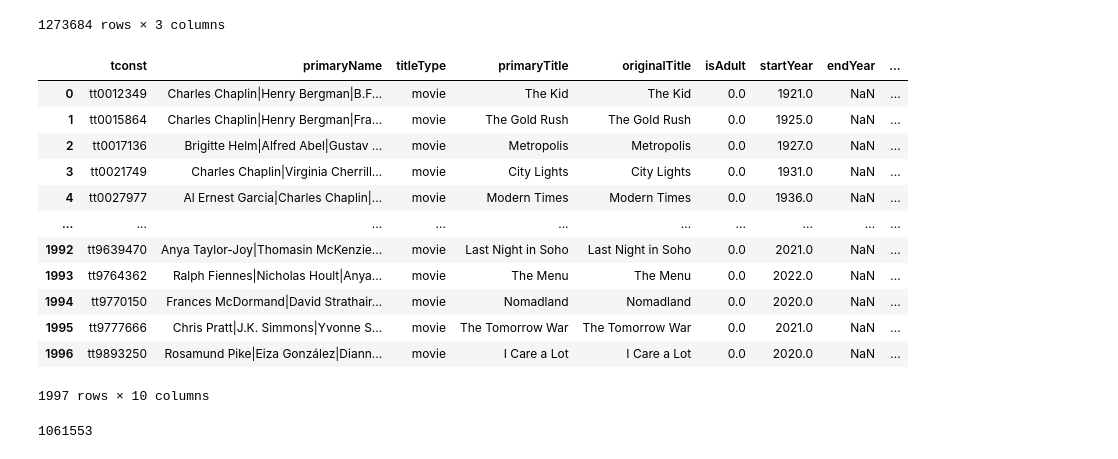
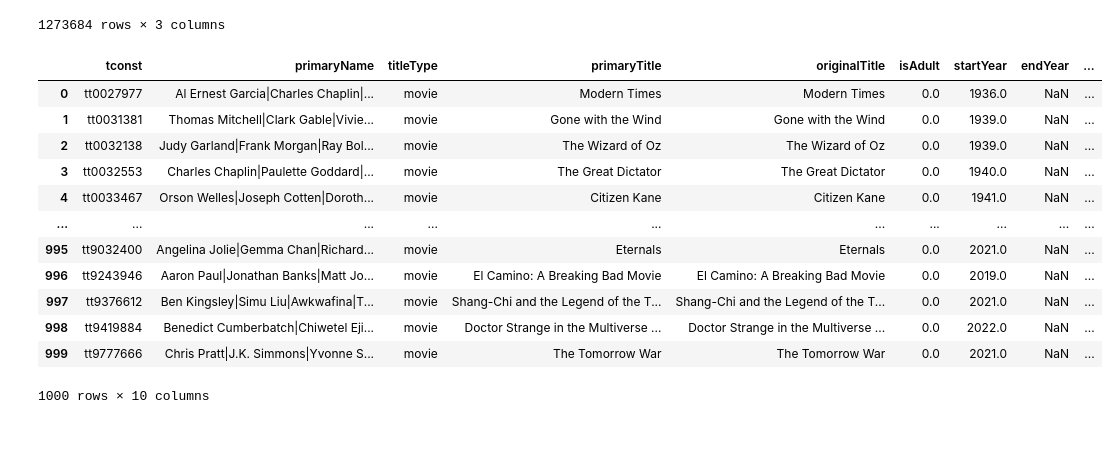
Before and after one commit to avengerpenguin/films, a Jupyter notebook: Films.ipynb, the cells around one changed output. Saved outputs shown, nothing was run; the diff lists cells and outputs as text; code cells hidden in the pictures.

```diff
--- a/Films.ipynb
+++ b/Films.ipynb
@@ -41,36 +41,25 @@ names = pd.read_csv('name.basics.tsv', sep='\t', low_memory=False, na_values=["\
 # %%
 df = pd.merge(basics, ratings, on='tconst')
 df = df.sort_values(by='numVotes', ascending=False)
 
-top = df.loc[df['primaryTitle'] == df['originalTitle']].head(2000).merge(
+top = df.loc[df['primaryTitle'] == df['originalTitle']].head(1000).merge(
     cast.loc[cast['category'].isin(['actor','actress'])], on='tconst'
 ).merge(names, on='nconst').groupby(['tconst']).agg({
     'primaryName': '|'.join
 }).merge(basics, on='tconst')
 
 top
 # %% [output]
 |  | tconst | primaryName | titleType | primaryTitle | originalTitle | isAdult | startYear | endYear | ... |
-| 0 | tt0012349 | Charles Chaplin|Henry Bergman|B.F... | movie | The Kid | The Kid | 0.0 | 1921.0 | NaN | ... |
-| 1 | tt0015864 | Charles Chaplin|Henry Bergman|Fra... | movie | The Gold Rush | The Gold Rush | 0.0 | 1925.0 | NaN | ... |
-| 2 | tt0017136 | Brigitte Helm|Alfred Abel|Gustav ... | movie | Metropolis | Metropolis | 0.0 | 1927.0 | NaN | ... |
-| 3 | tt0021749 | Charles Chaplin|Virginia Cherrill... | movie | City Lights | City Lights | 0.0 | 1931.0 | NaN | ... |
-| 4 | tt0027977 | Al Ernest Garcia|Charles Chaplin|... | movie | Modern Times | Modern Times | 0.0 | 1936.0 | NaN | ... |
+| 0 | tt0027977 | Al Ernest Garcia|Charles Chaplin|... | movie | Modern Times | Modern Times | 0.0 | 1936.0 | NaN | ... |
+| 1 | tt0031381 | Thomas Mitchell|Clark Gable|Vivie... | movie | Gone with the Wind | Gone with the Wind | 0.0 | 1939.0 | NaN | ... |
+| 2 | tt0032138 | Judy Garland|Frank Morgan|Ray Bol... | movie | The Wizard of Oz | The Wizard of Oz | 0.0 | 1939.0 | NaN | ... |
+| 3 | tt0032553 | Charles Chaplin|Paulette Goddard|... | movie | The Great Dictator | The Great Dictator | 0.0 | 1940.0 | NaN | ... |
+| 4 | tt0033467 | Orson Welles|Joseph Cotten|Doroth... | movie | Citizen Kane | Citizen Kane | 0.0 | 1941.0 | NaN | ... |
 | ... | ... | ... | ... | ... | ... | ... | ... | ... | ... |
-| 1992 | tt9639470 | Anya Taylor-Joy|Thomasin McKenzie... | movie | Last Night in Soho | Last Night in Soho | 0.0 | 2021.0 | NaN | ... |
-| 1993 | tt9764362 | Ralph Fiennes|Nicholas Hoult|Anya... | movie | The Menu | The Menu | 0.0 | 2022.0 | NaN | ... |
-| 1994 | tt9770150 | Frances McDormand|David Strathair... | movie | Nomadland | Nomadland | 0.0 | 2020.0 | NaN | ... |
-| 1995 | tt9777666 | Chris Pratt|J.K. Simmons|Yvonne S... | movie | The Tomorrow War | The Tomorrow War | 0.0 | 2021.0 | NaN | ... |
-| 1996 | tt9893250 | Rosamund Pike|Eiza González|Diann... | movie | I Care a Lot | I Care a Lot | 0.0 | 2020.0 | NaN | ... |
+| 995 | tt9032400 | Angelina Jolie|Gemma Chan|Richard... | movie | Eternals | Eternals | 0.0 | 2021.0 | NaN | ... |
+| 996 | tt9243946 | Aaron Paul|Jonathan Banks|Matt Jo... | movie | El Camino: A Breaking Bad Movie | El Camino: A Breaking Bad Movie | 0.0 | 2019.0 | NaN | ... |
+| 997 | tt9376612 | Ben Kingsley|Simu Liu|Awkwafina|T... | movie | Shang-Chi and the Legend of the T... | Shang-Chi and the Legend of the T... | 0.0 | 2021.0 | NaN | ... |
+| 998 | tt9419884 | Benedict Cumberbatch|Chiwetel Eji... | movie | Doctor Strange in the Multiverse ... | Doctor Strange in the Multiverse ... | 0.0 | 2022.0 | NaN | ... |
+| 999 | tt9777666 | Chris Pratt|J.K. Simmons|Yvonne S... | movie | The Tomorrow War | The Tomorrow War | 0.0 | 2021.0 | NaN | ... |
-1997 rows × 10 columns
+1000 rows × 10 columns
-# %%
-from rdflib import Graph
-
-g = Graph()
-
-
-g.parse('films2.nt', format='nt')
-
-len(g)
-# %% [output]
-1061553
```
Also changed, not shown: parts of 4 cells of this notebook, 3 other files.
